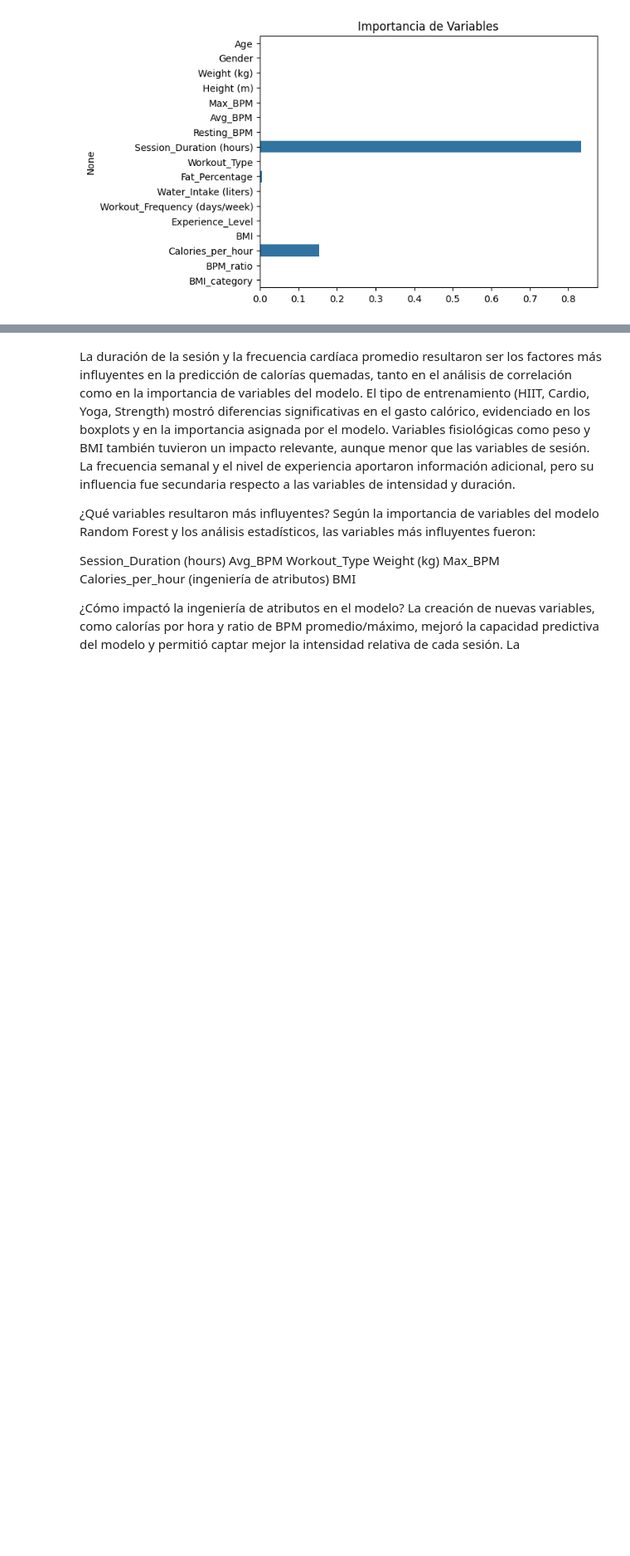
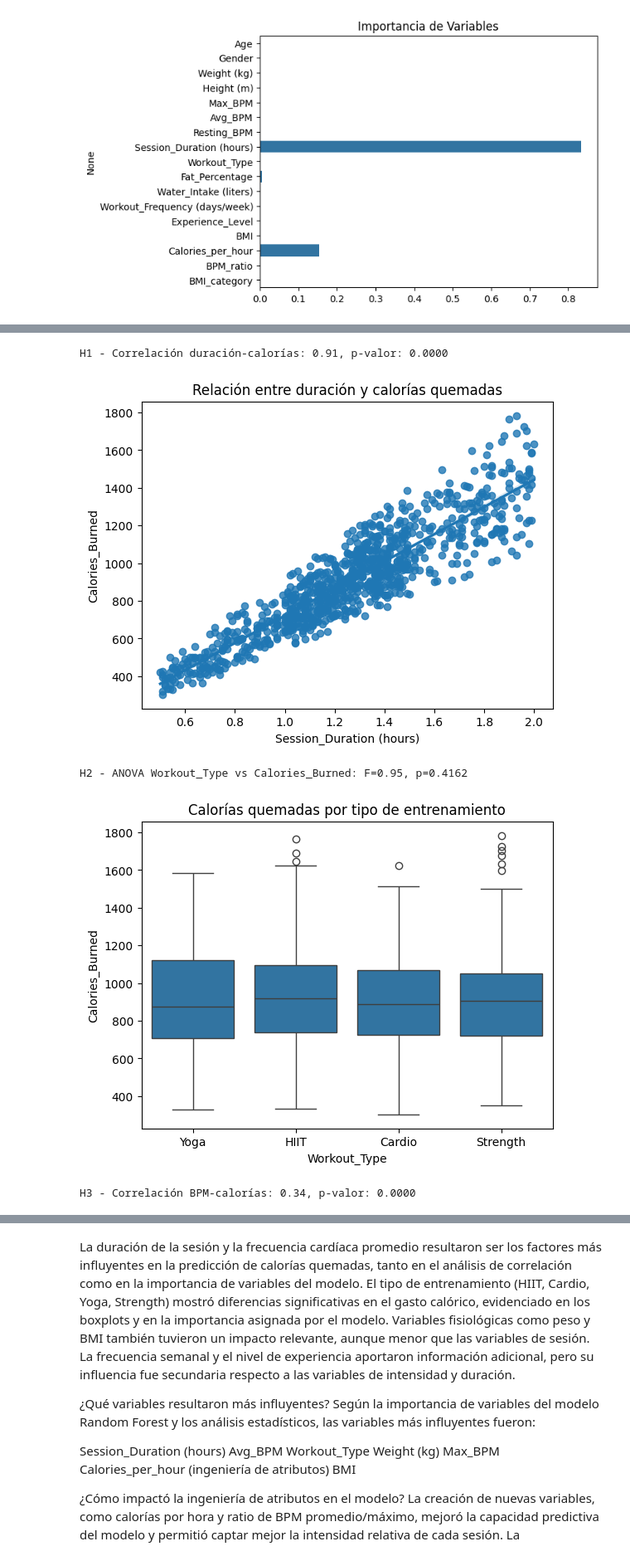
Before and after one commit to pmikedele-coder/ProyectoParteIII_Perez, a Jupyter notebook: ProyectoParteIII+Perez.ipynb, the cells around one changed output, grey strips where cells are left out. Shown at 83% size. Saved outputs shown, nothing was run; the diff lists cells and outputs as text; code cells hidden in the pictures; blank space fills up the shorter version.

```diff
--- a/ProyectoParteIII+Perez.ipynb
+++ b/ProyectoParteIII+Perez.ipynb
@@ -186,0 +195,45 @@ Text(0.5, 1.0, 'Importancia de Variables')
+# %%
+import pandas as pd
+import seaborn as sns
+import matplotlib.pyplot as plt
+from scipy.stats import pearsonr, f_oneway
+
+url = 'https://raw.githubusercontent.com/pmikedele-coder/ProyectoParteIII_Perez/main/gym_members_exercise_tracking.csv'
+df = pd.read_csv(url)
+
+# ============================
+# H1: Duración vs Calorías
+# ============================
+corr_duration, p_value_duration = pearsonr(df['Session_Duration (hours)'], df['Calories_Burned'])
+print(f"H1 - Correlación duración-calorías: {corr_duration:.2f}, p-valor: {p_value_duration:.4f}")
+
+sns.regplot(x='Session_Duration (hours)', y='Calories_Burned', data=df)
+plt.title('Relación entre duración y calorías quemadas')
+plt.show()
+
+# ============================
+# H2: Tipo de entrenamiento vs Calorías
+# ============================
+groups = [df[df['Workout_Type']==tipo]['Calories_Burned'] for tipo in df['Workout_Type'].unique()]
+anova_result = f_oneway(*groups)
+print(f"H2 - ANOVA Workout_Type vs Calories_Burned: F={anova_result.statistic:.2f}, p={anova_result.pvalue:.4f}")
+
+sns.boxplot(x='Workout_Type', y='Calories_Burned', data=df)
+plt.title('Calorías quemadas por tipo de entrenamiento')
+plt.show()
+
+# ============================
+# H3: BPM promedio vs Calorías
+# ============================
+corr_bpm, p_value_bpm = pearsonr(df['Avg_BPM'], df['Calories_Burned'])
+print(f"H3 - Correlación BPM-calorías: {corr_bpm:.2f}, p-valor: {p_value_bpm:.4f}")
+
+sns.regplot(x='Avg_BPM', y='Calories_Burned', data=df)
+plt.title('Relación entre BPM promedio y calorías quemadas')
+plt.show()
+# %% [output]
+H1 - Correlación duración-calorías: 0.91, p-valor: 0.0000
+[figure, added]
+H2 - ANOVA Workout_Type vs Calories_Burned: F=0.95, p=0.4162
+[figure, added]
+H3 - Correlación BPM-calorías: 0.34, p-valor: 0.0000
```
Also changed, not shown: parts of 7 cells of this notebook.
